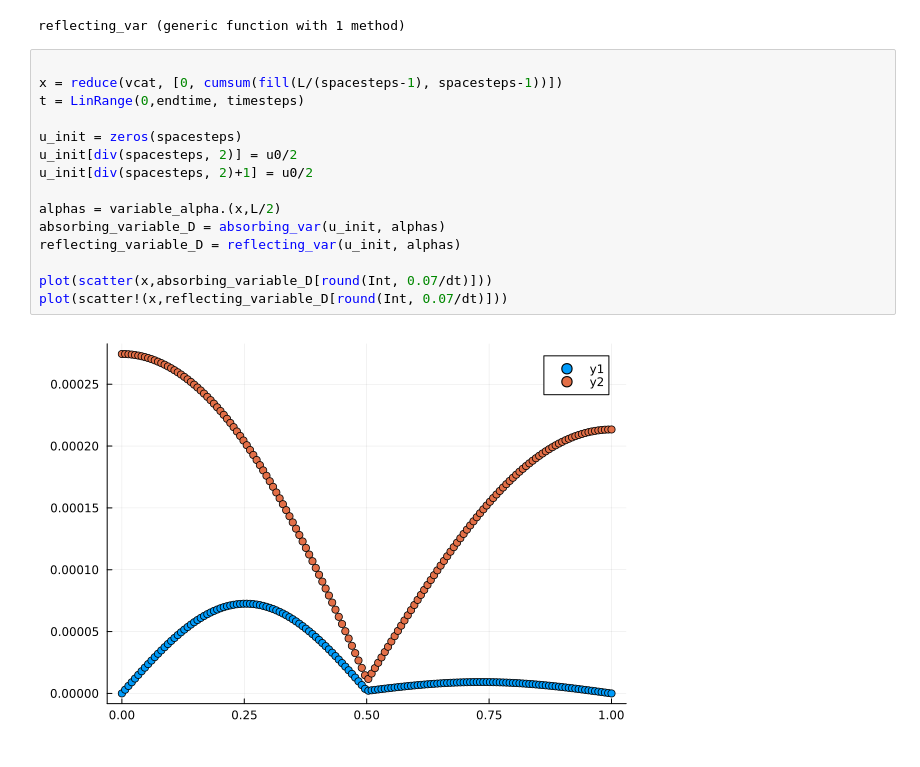
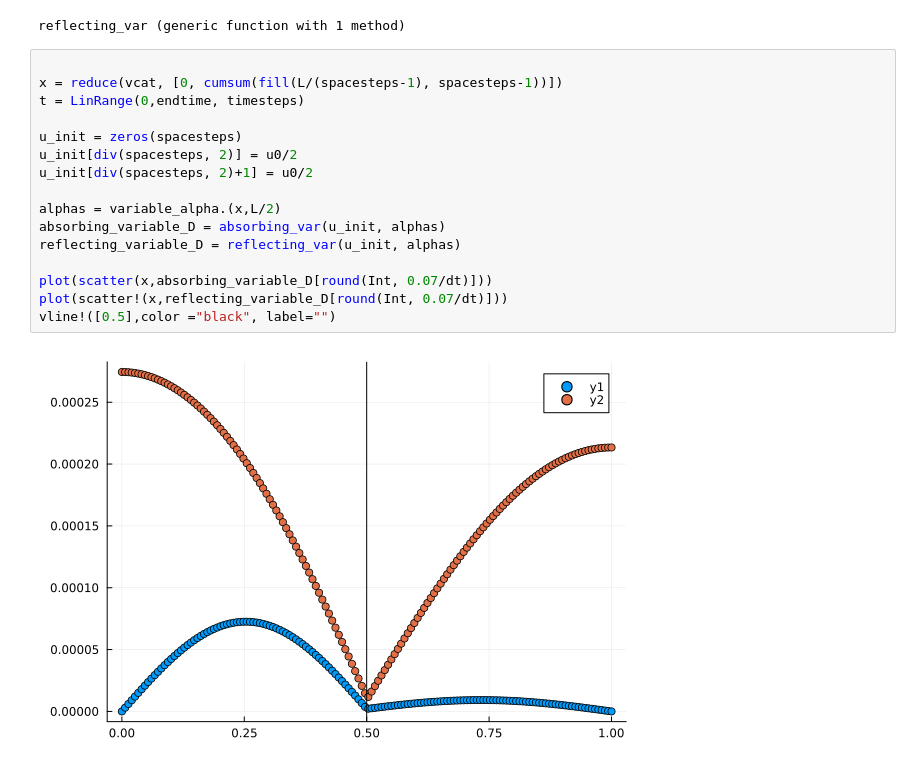
Before and after one commit to emilssp/Computational_Physics_v24, a Jupyter notebook: Diffusion_Waves_Shock/main.ipynb, the cells around one changed output. Saved outputs shown, nothing was run; the diff lists cells and outputs as text.

Commit message:
small plot changes

```diff
--- a/Diffusion_Waves_Shock/main.ipynb
+++ b/Diffusion_Waves_Shock/main.ipynb
@@ -248,17 +248,18 @@ reflecting_var (generic function with 1 method)
 # %%
 
 x = reduce(vcat, [0, cumsum(fill(L/(spacesteps-1), spacesteps-1))])
 t = LinRange(0,endtime, timesteps)
 
 u_init = zeros(spacesteps)
 u_init[div(spacesteps, 2)] = u0/2
 u_init[div(spacesteps, 2)+1] = u0/2
 
 alphas = variable_alpha.(x,L/2)
 absorbing_variable_D = absorbing_var(u_init, alphas)
 reflecting_variable_D = reflecting_var(u_init, alphas)
 
 plot(scatter(x,absorbing_variable_D[round(Int, 0.07/dt)]))
 plot(scatter!(x,reflecting_variable_D[round(Int, 0.07/dt)]))
+vline!([0.5],color ="black", label="")
 # %% [output]
-[figure, old version]
+[figure, new version]
```
